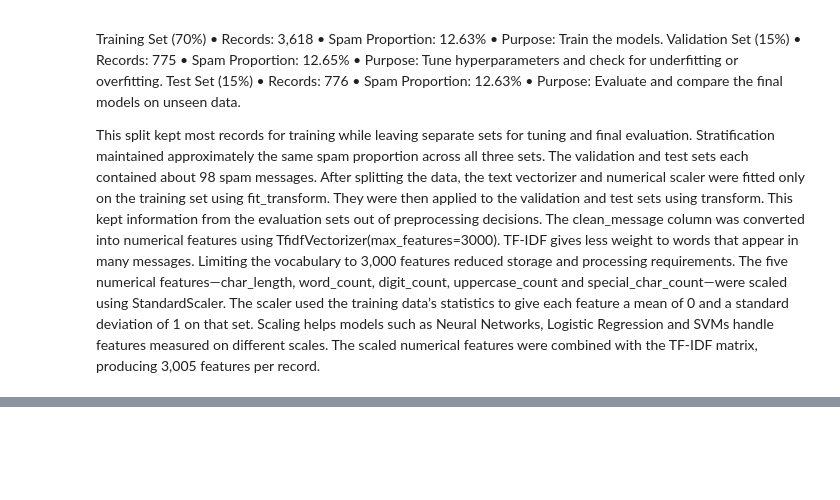
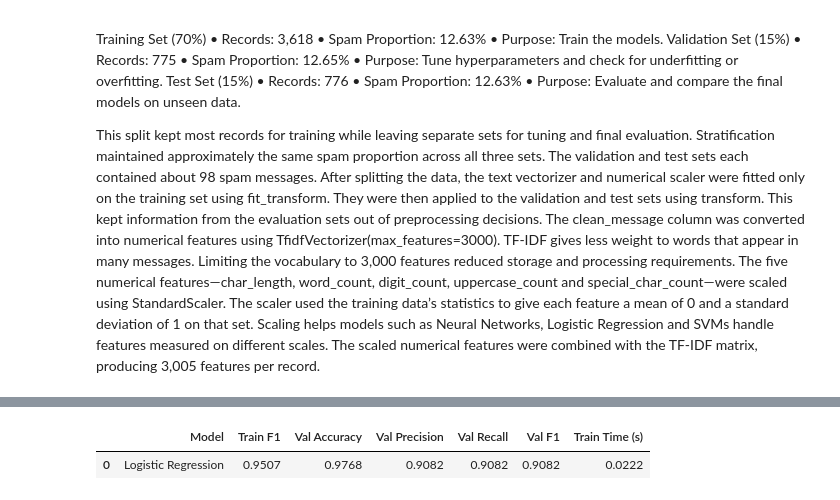
Before and after one commit to ghadahbamuniif-pixel/DS471-SMS-Spam-Detection, a Jupyter notebook: stage1,2.ipynb, the cells around one changed output, grey strips where cells are left out. Cells and saved outputs as stored; diff of their text form; code cells hidden in the pictures; blank space fills up the shorter version.

```diff
--- a/stage1,2.ipynb
+++ b/stage1,2.ipynb
@@ -272,0 +335,19 @@ The scaled numerical features were combined with the TF-IDF matrix, producing 3,
+# %%
+# Model 1: Logistic Regression
+start = time.time()
+log_reg = LogisticRegression(
+    solver='liblinear',        # efficient for sparse, high-dimensional data
+    class_weight='balanced',   # gives more weight to the minority spam class
+    max_iter=1000,
+    random_state=SEED
+)
+log_reg.fit(X_train, y_train)
+lr_time = time.time() - start
+
+results.append(evaluate_model('Logistic Regression',
+                              y_train, log_reg.predict(X_train),
+                              y_val, log_reg.predict(X_val), lr_time))
+pd.DataFrame(results[-1:]).round(4)
+# %% [output]
+|  | Model | Train F1 | Val Accuracy | Val Precision | Val Recall | Val F1 | Train Time (s) |
+| 0 | Logistic Regression | 0.9507 | 0.9768 | 0.9082 | 0.9082 | 0.9082 | 0.0222 |
```
Also changed, not shown: parts of 21 cells of this notebook.
